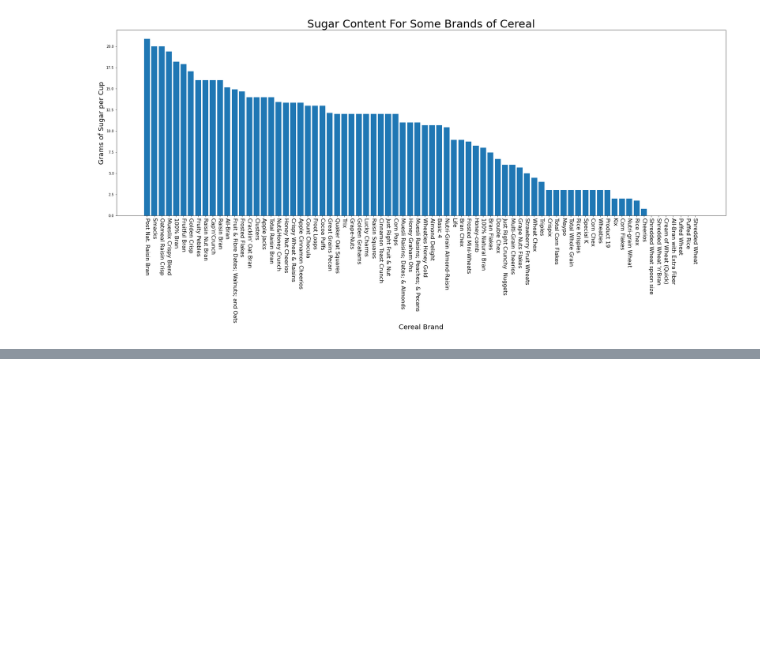
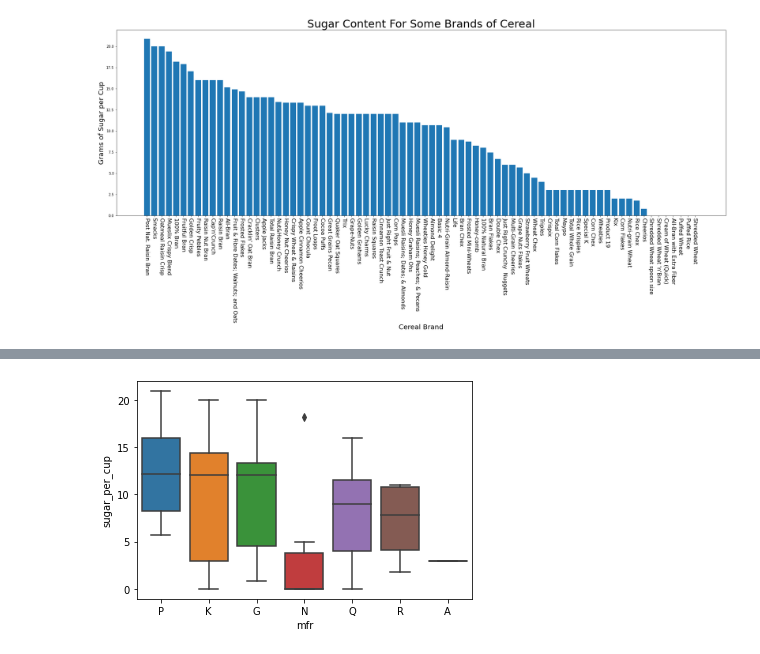
Before and after one commit to mvince33/Coding-Dojo, a Jupyter notebook: graphing_exercise_part1.ipynb, the cells around one changed output, grey strips where cells are left out. Saved outputs shown, nothing was run; the diff lists cells and outputs as text; code cells hidden in the pictures; blank space fills up the shorter version.

```diff
--- a/graphing_exercise_part1.ipynb
+++ b/graphing_exercise_part1.ipynb
@@ -18,9 +18,12 @@ df.head()
 | 3 | All-Bran with Extra Fiber | K | C | 50 | 4 | 0 | 140 | 14.0 | 8.0 | 0 | 330 | ... |
 | 4 | Almond Delight | R | C | 110 | 2 | 2 | 200 | 1.0 | 14.0 | 8 | -1 | ... |
 # %%
+# Construct a bar graph for grams of sugar for each cereal type.
+
 # Not all cereals give the same serving size so we will normalize the amount of sugar
 sugar_content = pd.DataFrame(df['name'])
 sugar_content = sugar_content.assign(sugar_per_cup = (df['sugars'] / df['cups']))
+sugar_content = sugar_content.assign(mfr = df['mfr'])
 sugar_content.sort_values(by=['sugar_per_cup'], ascending = False, inplace = True)
 
 # The negative valuefor the amount of sugar in the Quaker Oatmeal
@@ -37,3 +40,9 @@ plt.ylabel('Grams of Sugar per Cup', fontsize = 20)
 plt.title('Sugar Content For Some Brands of Cereal', fontsize = 32);
 # %% [output]
 [figure]
+# %%
+# Construct boxplots for grams of sugar by manufacturer.
+sugar_by_mfr = sugar_content.groupby(['mfr'])['sugar_per_cup'].mean()
+sns.boxplot(x = sugar_content['mfr'], y = sugar_content['sugar_per_cup'])
+df[df['mfr'] == 'N']
+# %% [output]
@@ -39,0 +56 @@ plt.title('Sugar Content For Some Brands of Cereal', fontsize = 32);
+[figure, added]
```
Also changed, not shown: parts of 1 cell of this notebook.
